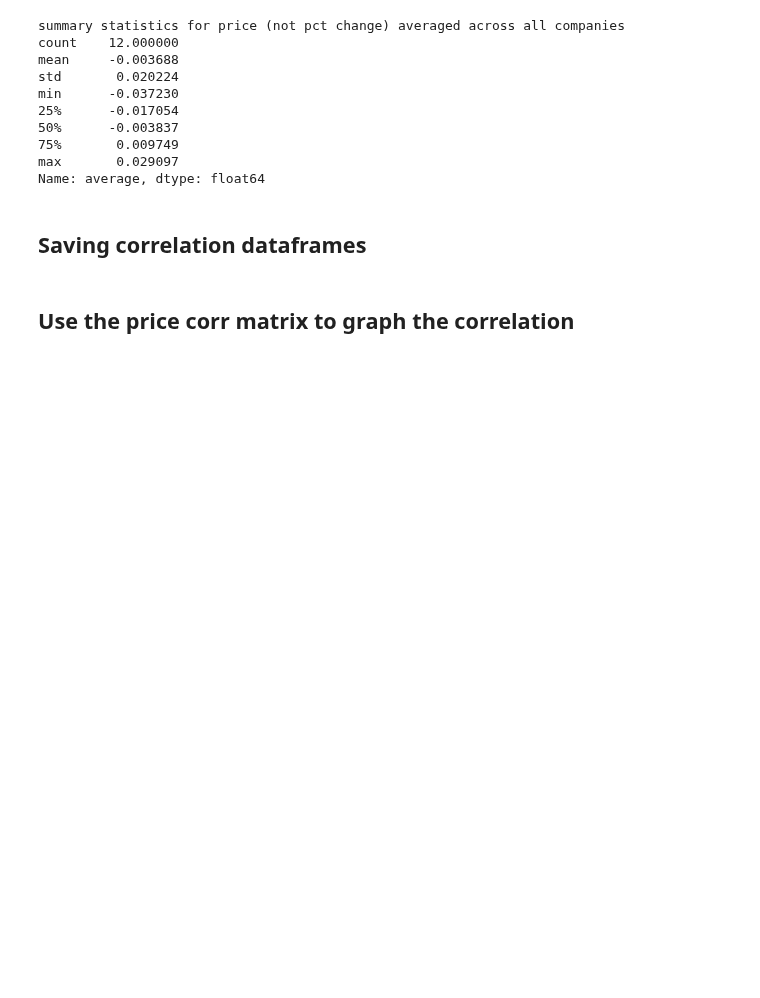
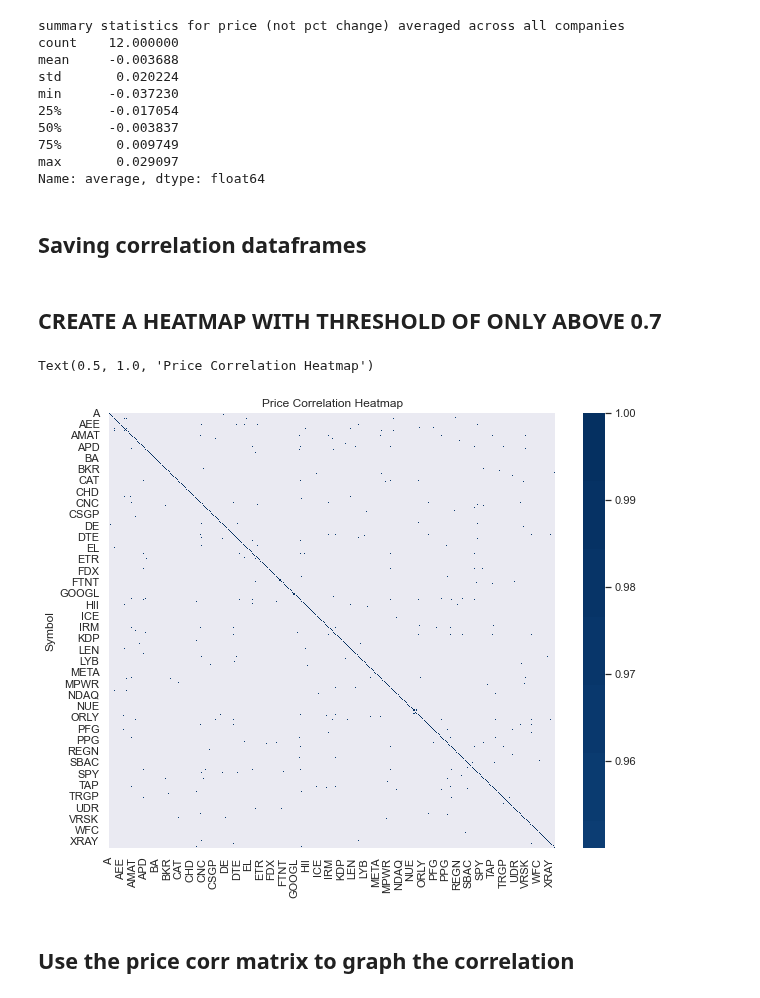
Before and after one commit to ktongk/BTT-JPMC-1, a Jupyter notebook: scrape_data.ipynb, the cells around one changed output. Drawn from its saved outputs; the diff is of its cells as text; code cells hidden in the pictures; blank space fills up the shorter version.

Commit message:
added 95 percent threshold

```diff
--- a/scrape_data.ipynb
+++ b/scrape_data.ipynb
@@ -541,6 +541,24 @@ Name: average, dtype: float64
 #df_price_pct.to_csv(os.path.join(data_dir, 'price_pct.csv'), index_label='date')
 price_corr.to_csv(os.path.join(data_dir, 'price_corr.csv'), index_label='Symbol')
 volume_corr.to_csv(os.path.join(data_dir, 'volume_corr.csv'))
+# %% [markdown]
+## CREATE A HEATMAP WITH THRESHOLD OF ONLY ABOVE 0.7
+# %%
+# price_corr = pd.read_csv('price_corr.csv', index_col=0)
+
+# threshold = 0.7
+threshold = 0.95
+
+# Create a mask to hide the upper triangle of the heatmap
+mask = price_corr.abs() < threshold
+
+# Create a heatmap
+plt.figure(figsize=(10, 8))
+sns.heatmap(price_corr, cmap='RdBu', mask=mask, center=0)
+plt.title('Price Correlation Heatmap')
+# %% [output]
+Text(0.5, 1.0, 'Price Correlation Heatmap')
+[figure, added]
 # %% [markdown]
 ## Use the price corr matrix to graph the correlation
 # %%
```
